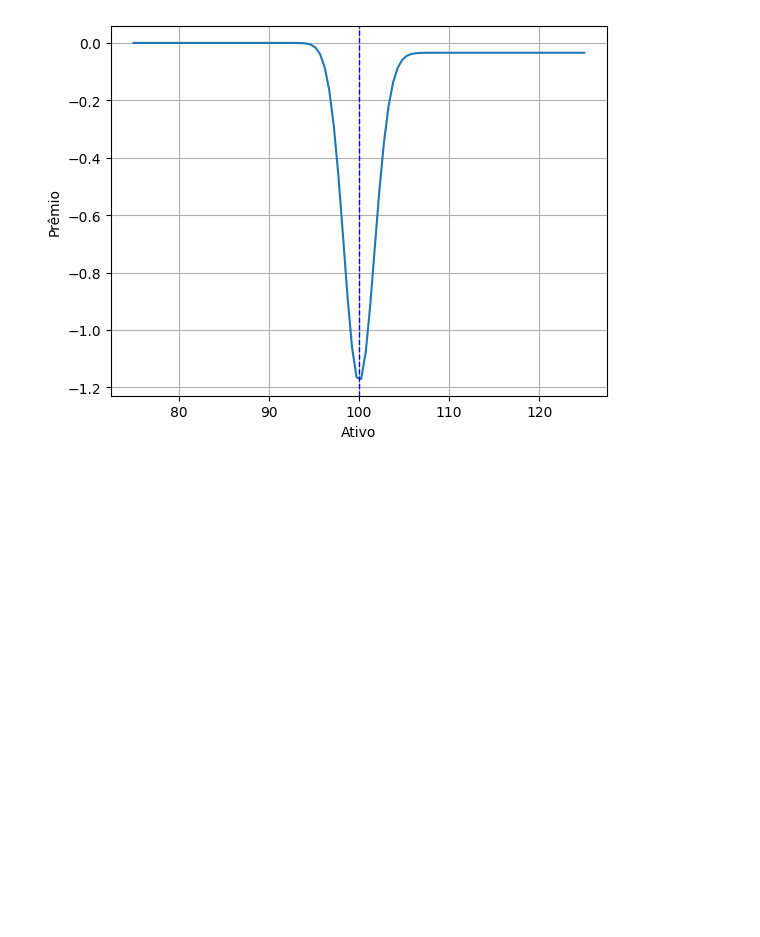
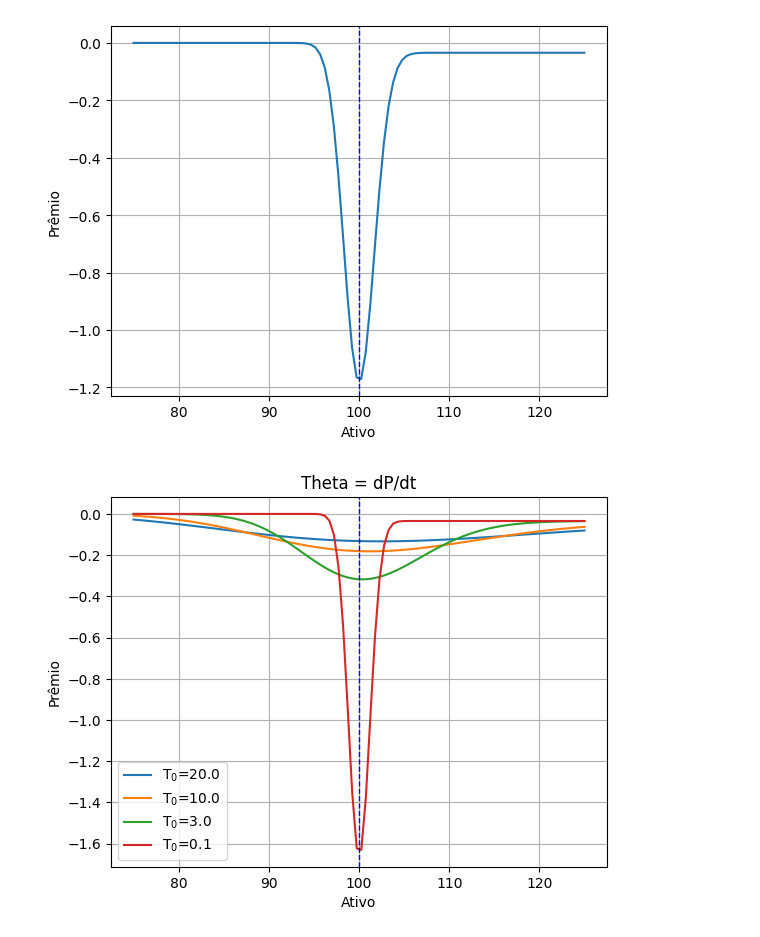
Before and after one commit to facklen/python_para_investimentos, a Jupyter notebook: Estudo_BS.ipynb, the cells around one changed output. Drawn from its saved outputs; the diff is of its cells as text; code cells hidden in the pictures; blank space fills up the shorter version.

```diff
--- a/Estudo_BS.ipynb
+++ b/Estudo_BS.ipynb
@@ -153,3 +153,21 @@ plt.show()
 [figure]
 [figure]
 [figure]
+# %%
+# Solução de BS para diferentes prazos
+for Ti in [20/252,10/252,3.0/252,0.1/252]:
+  y = BlackScholes(r, S, K, Ti, sigma, type="c")
+  t = theta(r, S, K, Ti, sigma, type="c")
+  #plt.plot(S,y,label=r'T$_0$='+str(Ti*252))
+  plt.plot(S,t,label=r'T$_0$='+str(Ti*252))
+
+plt.axvline(x=K,ymin=0,ymax=10.0, color='b', linestyle='dashed',linewidth=1)
+#plt.plot([100,125],[-1,24], color='b', linestyle='dashed',linewidth=1)
+plt.grid()
+plt.title('Theta = dP/dt')
+plt.legend()
+plt.xlabel('Ativo')
+plt.ylabel('Prêmio')
+plt.show()
+# %% [output]
+[figure, added]
```
Also changed, not shown: parts of 1 cell of this notebook.
